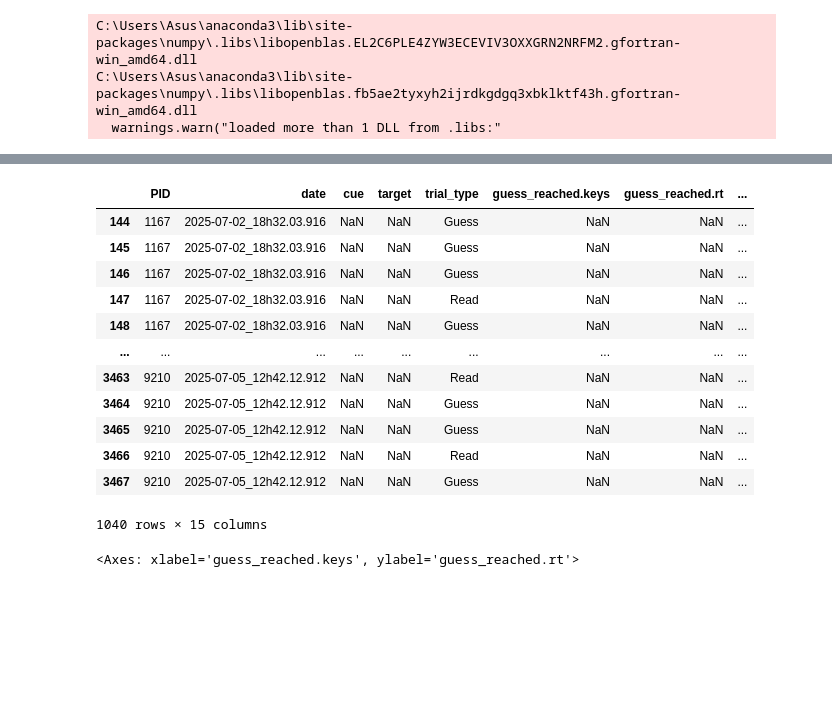
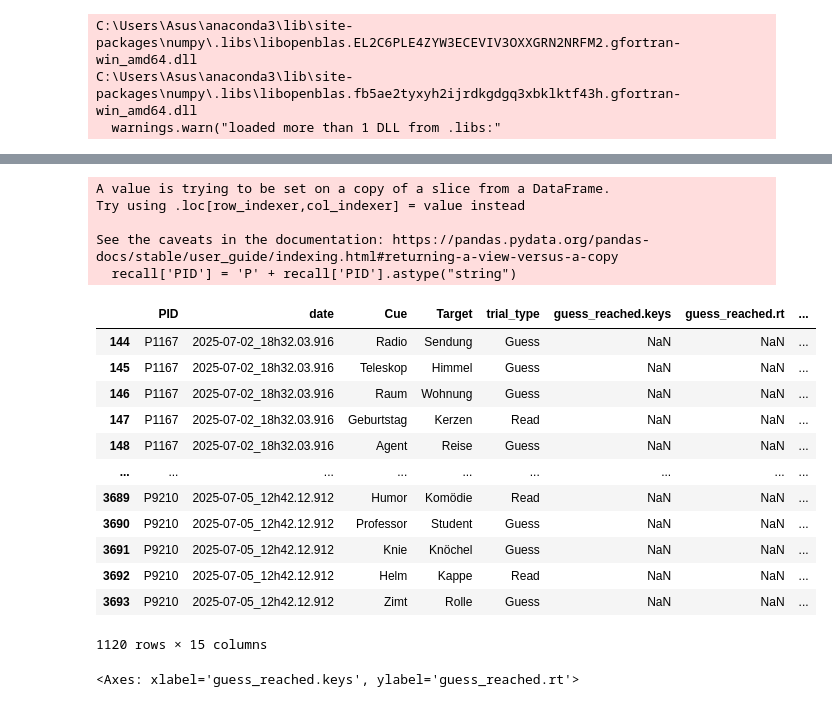
Before and after one commit to zs-nemecz/Guess_fMRI, a Jupyter notebook: behavioral_data_analysis.ipynb, the cells around one changed output, grey strips where cells are left out. Drawn from its saved outputs; the diff is of its cells as text; code cells hidden in the pictures; blank space fills up the shorter version.

```diff
--- a/behavioral_data_analysis.ipynb
+++ b/behavioral_data_analysis.ipynb
@@ -54,7 +54,7 @@ Number of finished experiments 13
 # living_nonliving.keys : (fg) living/nonliving
 # living_nonliving.rt
 # %%
-all_trials = pd.concat(frames,  ignore_index = True).filter(["PID", "Alter", "Geschlecht", "date", "cue", "target", "list_item",
+all_trials = pd.concat(frames,  ignore_index = True).filter(["PID", "Alter", "Geschlecht", "date", "Cue", "Target", "list_item",
                                       "trial_type", "guess_reached.keys", "guess_reached.rt",
                                        "test_trials.thisIndex",
                                       "recall_reached.keys", "recall_reached.rt",
@@ -64,18 +64,24 @@ all_trials["corr_recalled"] = (all_trials["correct_choice"] == 1)
 all_trials.loc[all_trials["PID"]=="pilot1", "recalled"] = (all_trials["recall_reached.keys"] == 2)
 # %%
 recall = all_trials.loc[all_trials["test_trials.thisIndex"] >= 0]
+recall['PID'] = 'P' + recall['PID'].astype("string")
 recall
 # %% [output]
+A value is trying to be set on a copy of a slice from a DataFrame.
+Try using .loc[row_indexer,col_indexer] = value instead
+
+See the caveats in the documentation: https://pandas.pydata.org/pandas-docs/stable/user_guide/indexing.html#returning-a-view-versus-a-copy
+  recall['PID'] = 'P' + recall['PID'].astype("string")
-|  | PID | date | cue | target | trial_type | guess_reached.keys | guess_reached.rt | ... |
-| 144 | 1167 | 2025-07-02_18h32.03.916 | NaN | NaN | Guess | NaN | NaN | ... |
-| 145 | 1167 | 2025-07-02_18h32.03.916 | NaN | NaN | Guess | NaN | NaN | ... |
-| 146 | 1167 | 2025-07-02_18h32.03.916 | NaN | NaN | Guess | NaN | NaN | ... |
-| 147 | 1167 | 2025-07-02_18h32.03.916 | NaN | NaN | Read | NaN | NaN | ... |
-| 148 | 1167 | 2025-07-02_18h32.03.916 | NaN | NaN | Guess | NaN | NaN | ... |
+|  | PID | date | Cue | Target | trial_type | guess_reached.keys | guess_reached.rt | ... |
+| 144 | P1167 | 2025-07-02_18h32.03.916 | Radio | Sendung | Guess | NaN | NaN | ... |
+| 145 | P1167 | 2025-07-02_18h32.03.916 | Teleskop | Himmel | Guess | NaN | NaN | ... |
+| 146 | P1167 | 2025-07-02_18h32.03.916 | Raum | Wohnung | Guess | NaN | NaN | ... |
+| 147 | P1167 | 2025-07-02_18h32.03.916 | Geburtstag | Kerzen | Read | NaN | NaN | ... |
+| 148 | P1167 | 2025-07-02_18h32.03.916 | Agent | Reise | Guess | NaN | NaN | ... |
 | ... | ... | ... | ... | ... | ... | ... | ... | ... |
-| 3463 | 9210 | 2025-07-05_12h42.12.912 | NaN | NaN | Read | NaN | NaN | ... |
-| 3464 | 9210 | 2025-07-05_12h42.12.912 | NaN | NaN | Guess | NaN | NaN | ... |
-| 3465 | 9210 | 2025-07-05_12h42.12.912 | NaN | NaN | Guess | NaN | NaN | ... |
-| 3466 | 9210 | 2025-07-05_12h42.12.912 | NaN | NaN | Read | NaN | NaN | ... |
-| 3467 | 9210 | 2025-07-05_12h42.12.912 | NaN | NaN | Guess | NaN | NaN | ... |
+| 3689 | P9210 | 2025-07-05_12h42.12.912 | Humor | Komödie | Read | NaN | NaN | ... |
+| 3690 | P9210 | 2025-07-05_12h42.12.912 | Professor | Student | Guess | NaN | NaN | ... |
+| 3691 | P9210 | 2025-07-05_12h42.12.912 | Knie | Knöchel | Guess | NaN | NaN | ... |
+| 3692 | P9210 | 2025-07-05_12h42.12.912 | Helm | Kappe | Read | NaN | NaN | ... |
+| 3693 | P9210 | 2025-07-05_12h42.12.912 | Zimt | Rolle | Guess | NaN | NaN | ... |
-1040 rows × 15 columns
+1120 rows × 15 columns
```
Also changed, not shown: parts of 13 cells of this notebook, 4 other files.
